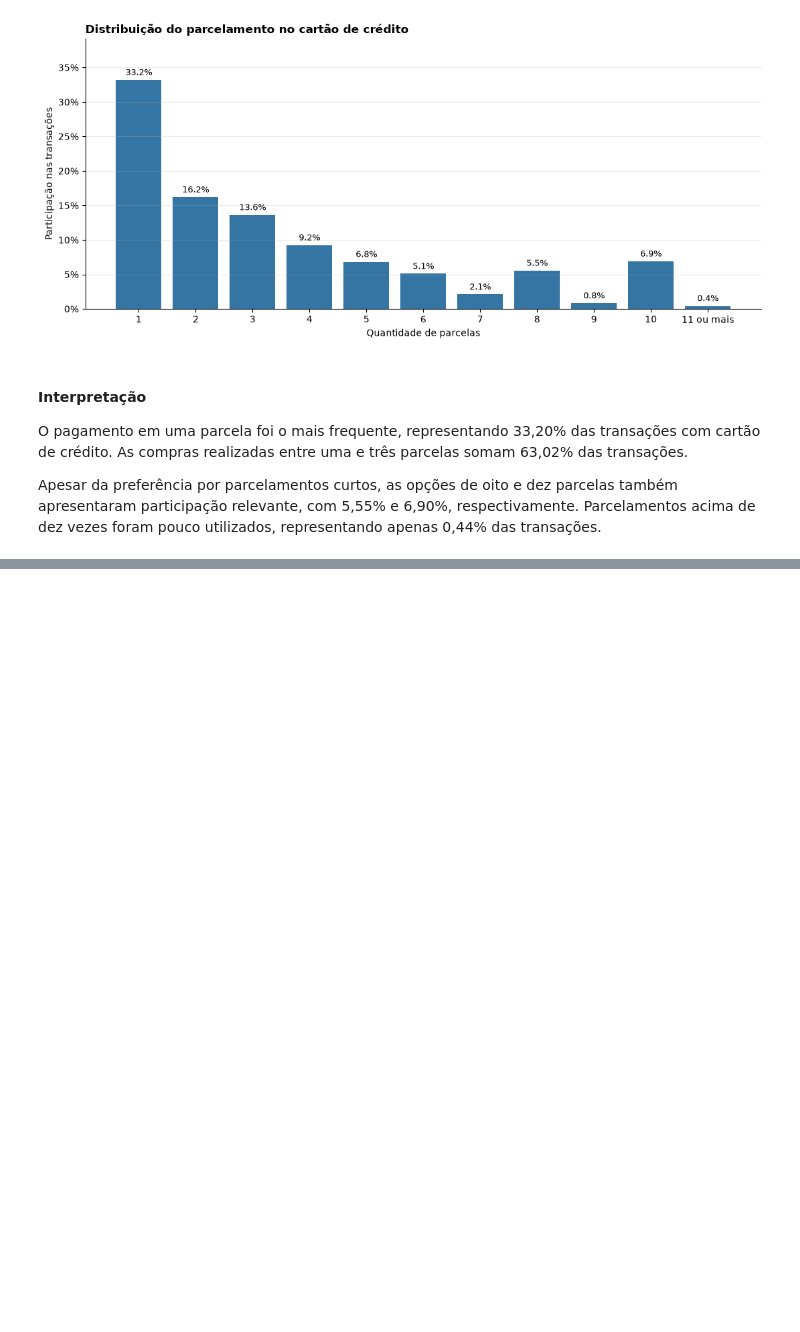
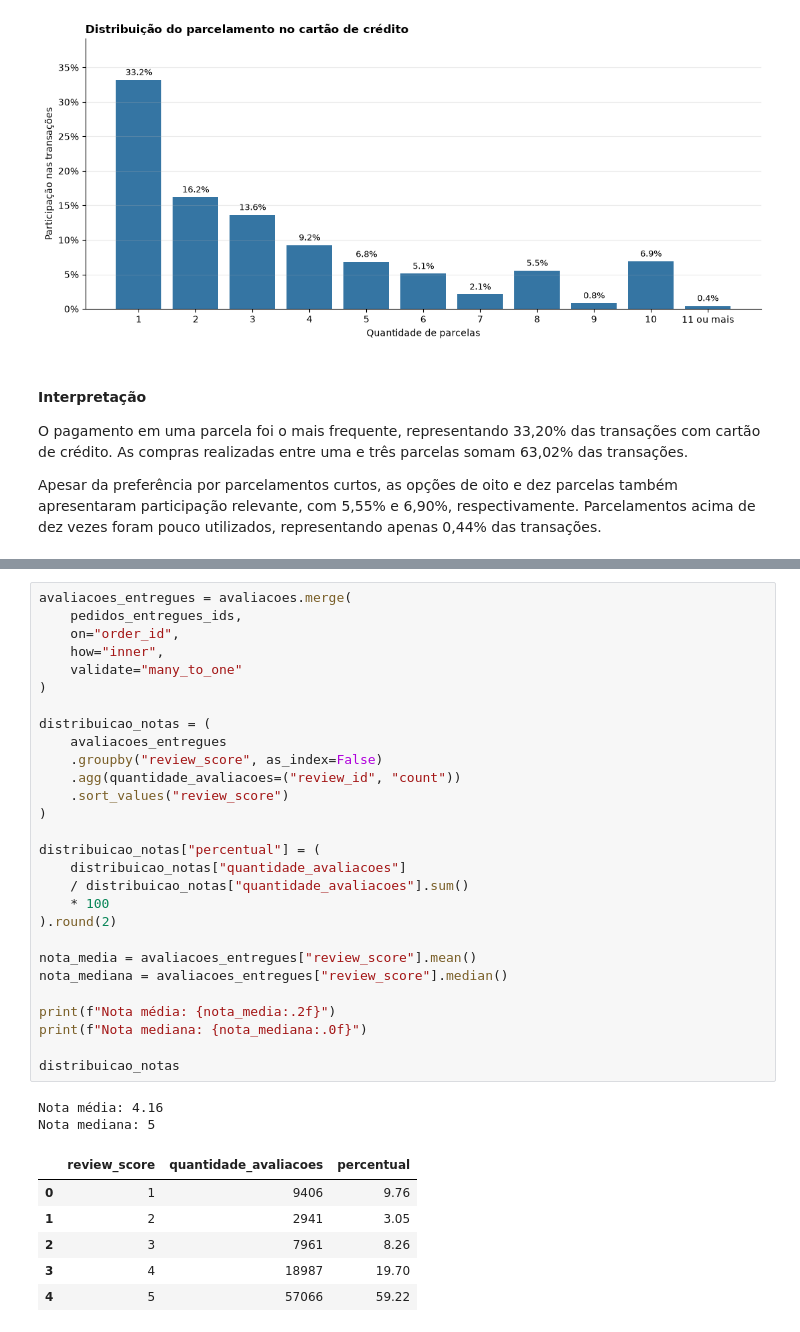
Before and after one commit to AliceGuerreiro/analise-vendas-ecommerce, a Jupyter notebook: notebooks/01_exploracao_inicial.ipynb, the cells around one changed output, grey strips where cells are left out. Saved outputs shown, nothing was run; the diff lists cells and outputs as text; blank space fills up the shorter version.

```diff
--- a/notebooks/01_exploracao_inicial.ipynb
+++ b/notebooks/01_exploracao_inicial.ipynb
@@ -1200,0 +1207,37 @@ Apesar da preferência por parcelamentos curtos, as opções de oito e dez parce
+# %%
+avaliacoes_entregues = avaliacoes.merge(
+    pedidos_entregues_ids,
+    on="order_id",
+    how="inner",
+    validate="many_to_one"
+)
+
+distribuicao_notas = (
+    avaliacoes_entregues
+    .groupby("review_score", as_index=False)
+    .agg(quantidade_avaliacoes=("review_id", "count"))
+    .sort_values("review_score")
+)
+
+distribuicao_notas["percentual"] = (
+    distribuicao_notas["quantidade_avaliacoes"]
+    / distribuicao_notas["quantidade_avaliacoes"].sum()
+    * 100
+).round(2)
+
+nota_media = avaliacoes_entregues["review_score"].mean()
+nota_mediana = avaliacoes_entregues["review_score"].median()
+
+print(f"Nota média: {nota_media:.2f}")
+print(f"Nota mediana: {nota_mediana:.0f}")
+
+distribuicao_notas
+# %% [output]
+Nota média: 4.16
+Nota mediana: 5
+|  | review_score | quantidade_avaliacoes | percentual |
+| 0 | 1 | 9406 | 9.76 |
+| 1 | 2 | 2941 | 3.05 |
+| 2 | 3 | 7961 | 8.26 |
+| 3 | 4 | 18987 | 19.70 |
+| 4 | 5 | 57066 | 59.22 |
```
Also changed, not shown: parts of 9 cells of this notebook.
